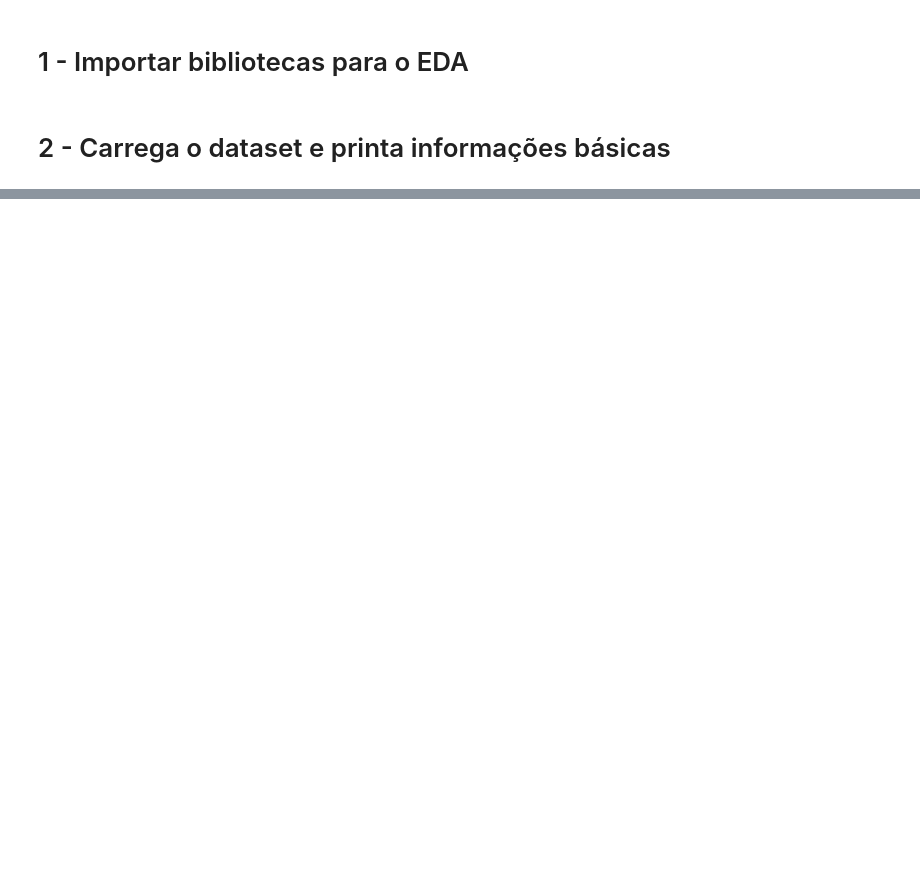
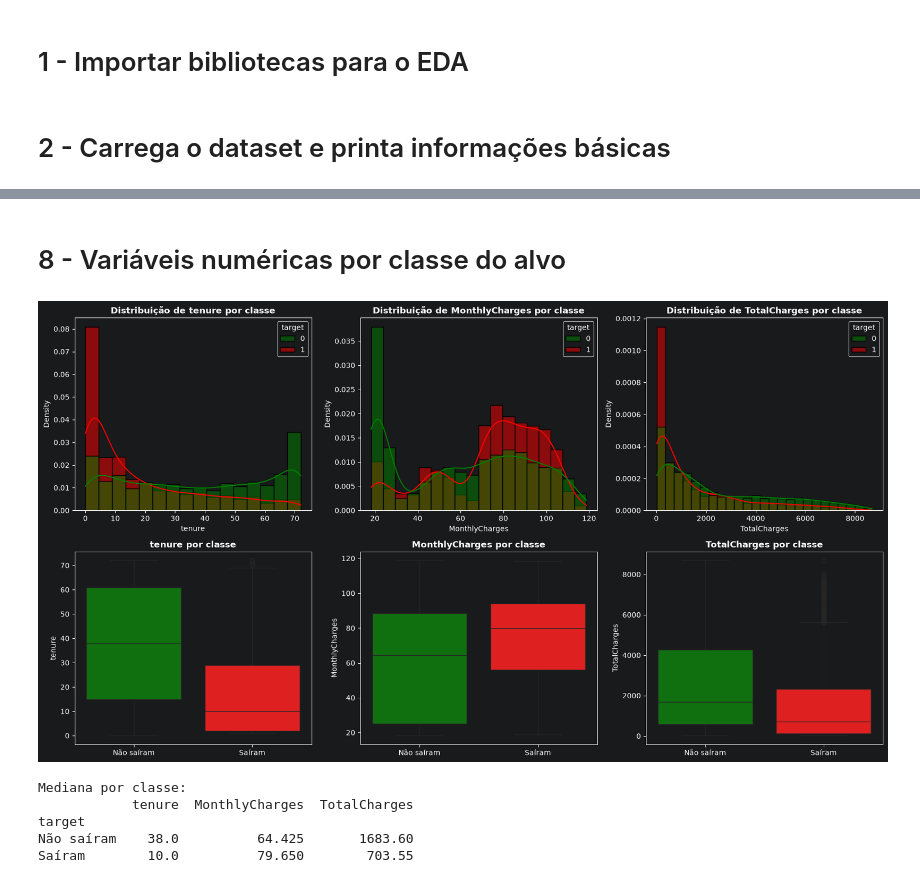
Before and after one commit to EberteSampaio/tech-challenge-customer-churn, a Jupyter notebook: notebooks/01_eda.ipynb, the cells around one changed output, grey strips where cells are left out. Cells and saved outputs as stored; diff of their text form; code cells hidden in the pictures; blank space fills up the shorter version.

Commit message:
refactor: aprofunda nas análises de variáveis numéricas e traz matrix de confusão

```diff
--- a/notebooks/01_eda.ipynb
+++ b/notebooks/01_eda.ipynb
@@ -190,0 +205,29 @@ plt.show()
+# %% [markdown]
+# 8 - Variáveis numéricas por classe do alvo
+# %%
+n = len(colunas_numericas)
+fig, axes = plt.subplots(2, n, figsize=(5.5 * n, 9), squeeze=False)
+
+for index, coluna in enumerate(colunas_numericas):
+    sns.histplot(data=df, x=coluna, hue="target", stat="density", common_norm=False,
+                 kde=True, ax=axes[0, index], palette=["green", "red"])
+    axes[0, index].set_title(f"Distribuição de {coluna} por classe", fontweight="bold")
+
+    sns.boxplot(data=df, x="target", y=coluna, hue="target", legend=False,
+            ax=axes[1, index], palette=["green", "red"])
+    axes[1, index].set_xticks([0, 1], ["Não saíram", "Saíram"])
+    axes[1, index].set_xlabel("")
+    axes[1, index].set_title(f"{coluna} por classe", fontweight="bold")
+
+plt.tight_layout()
+plt.show()
+
+print("Mediana por classe:")
+print(df.groupby("target")[list(colunas_numericas)].median().rename(index={0: "Não saíram", 1: "Saíram"}))
+# %% [output]
+[figure, added]
+Mediana por classe:
+            tenure  MonthlyCharges  TotalCharges
+target
+Não saíram    38.0          64.425       1683.60
+Saíram        10.0          79.650        703.55
```
Also changed, not shown: parts of 21 cells of this notebook.
